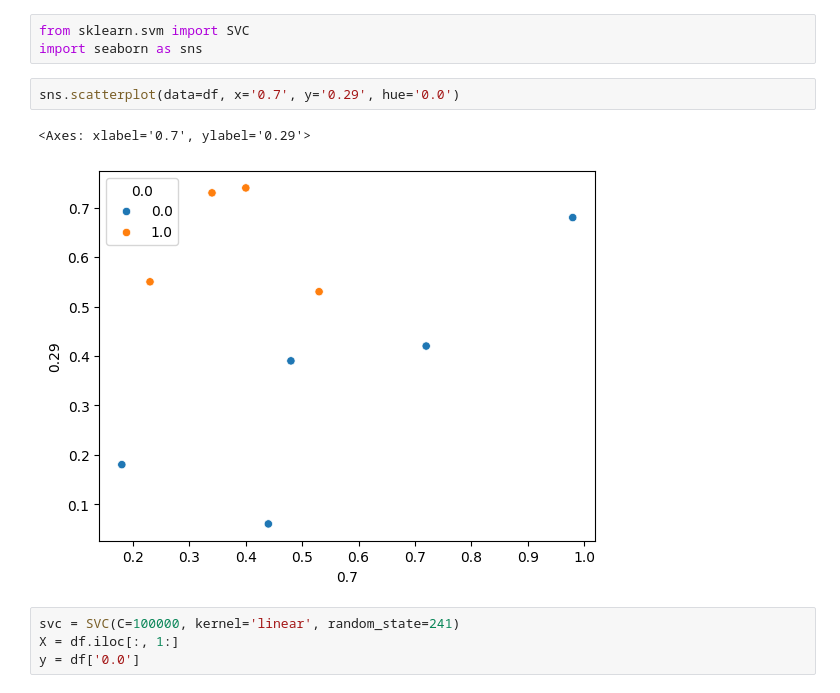
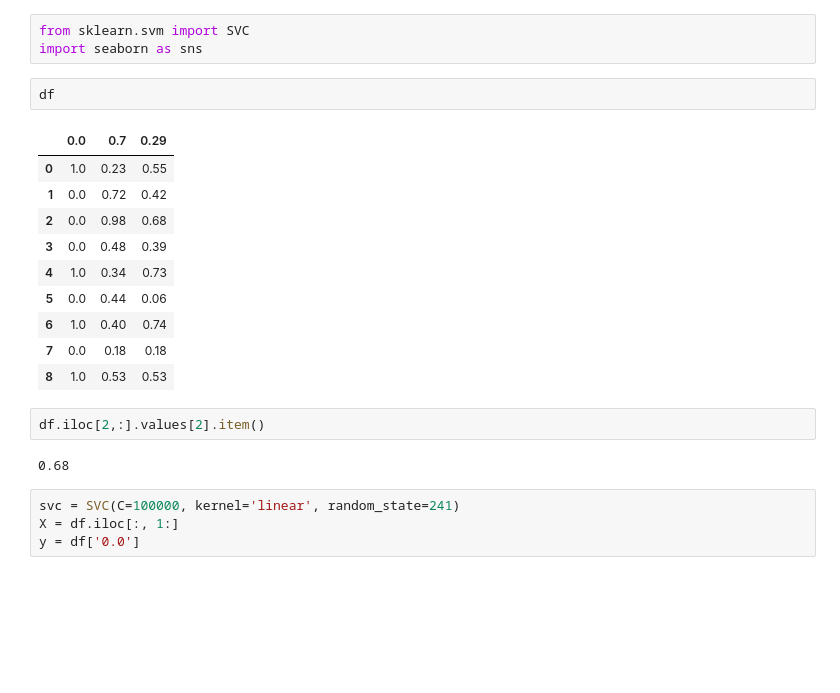
Before and after one commit to AlexeyTri/Home_work_NN, a Jupyter notebook: HomeWork_6.ipynb, the cells around one changed output. Saved outputs shown, nothing was run; the diff lists cells and outputs as text; blank space fills up the shorter version.

```diff
--- a/HomeWork_6.ipynb
+++ b/HomeWork_6.ipynb
@@ -7,11 +9,23 @@ df = pd.read_csv("https://raw.githubusercontent.com/AlexeyTri/Home_work_NN/refs/
 # %%
 from sklearn.svm import SVC
 import seaborn as sns
-# %%
-sns.scatterplot(data=df, x='0.7', y='0.29', hue='0.0')
-# %% [output]
-<Axes: xlabel='0.7', ylabel='0.29'>
-[figure, removed]
+# %%
+df
+# %% [output]
+|  | 0.0 | 0.7 | 0.29 |
+| 0 | 1.0 | 0.23 | 0.55 |
+| 1 | 0.0 | 0.72 | 0.42 |
+| 2 | 0.0 | 0.98 | 0.68 |
+| 3 | 0.0 | 0.48 | 0.39 |
+| 4 | 1.0 | 0.34 | 0.73 |
+| 5 | 0.0 | 0.44 | 0.06 |
+| 6 | 1.0 | 0.40 | 0.74 |
+| 7 | 0.0 | 0.18 | 0.18 |
+| 8 | 1.0 | 0.53 | 0.53 |
+# %%
+df.iloc[2,:].values[2].item()
+# %% [output]
+0.68
 # %%
 svc = SVC(C=100000, kernel='linear', random_state=241)
 X = df.iloc[:, 1:]
```
Also changed, not shown: parts of 5 cells of this notebook.
